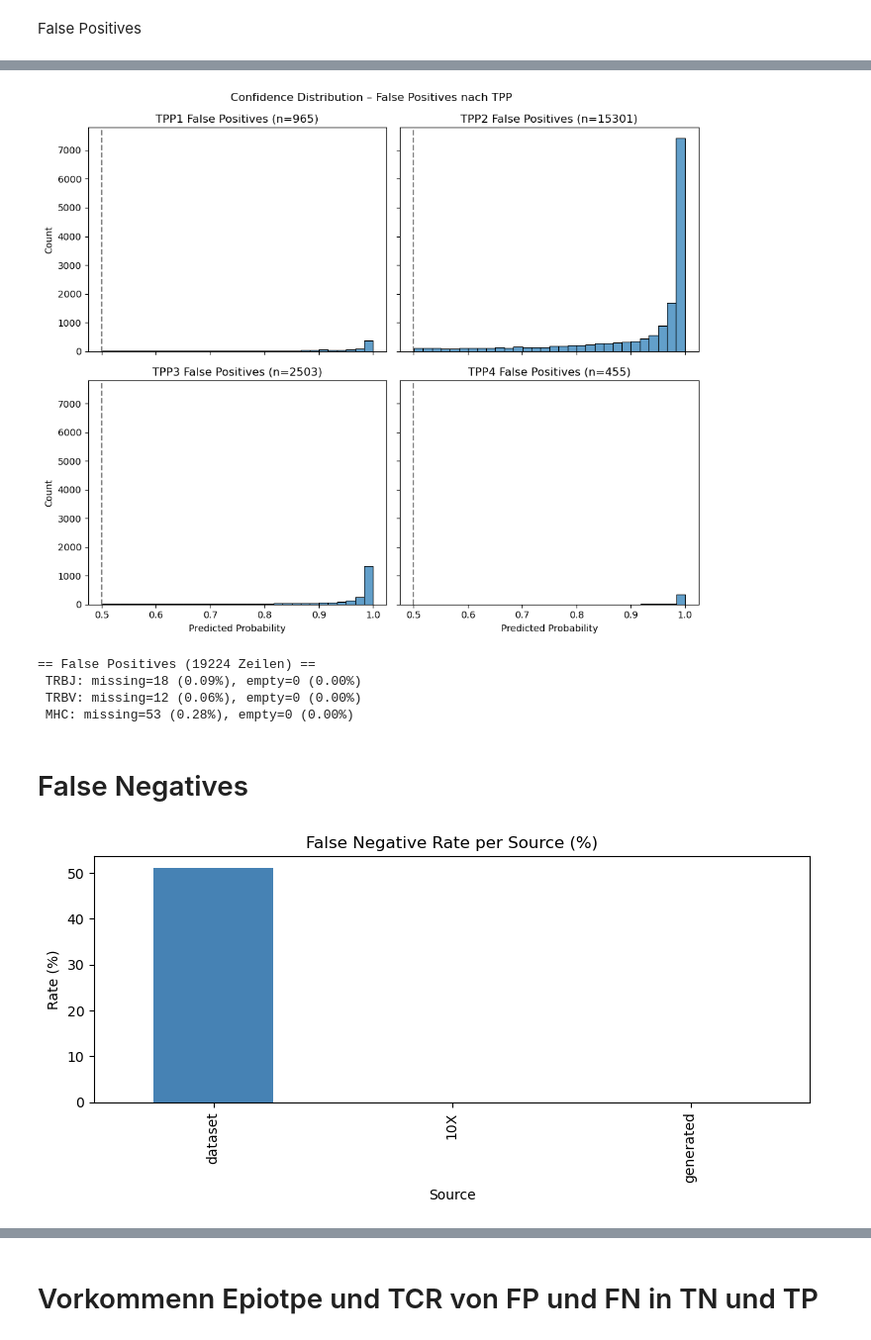
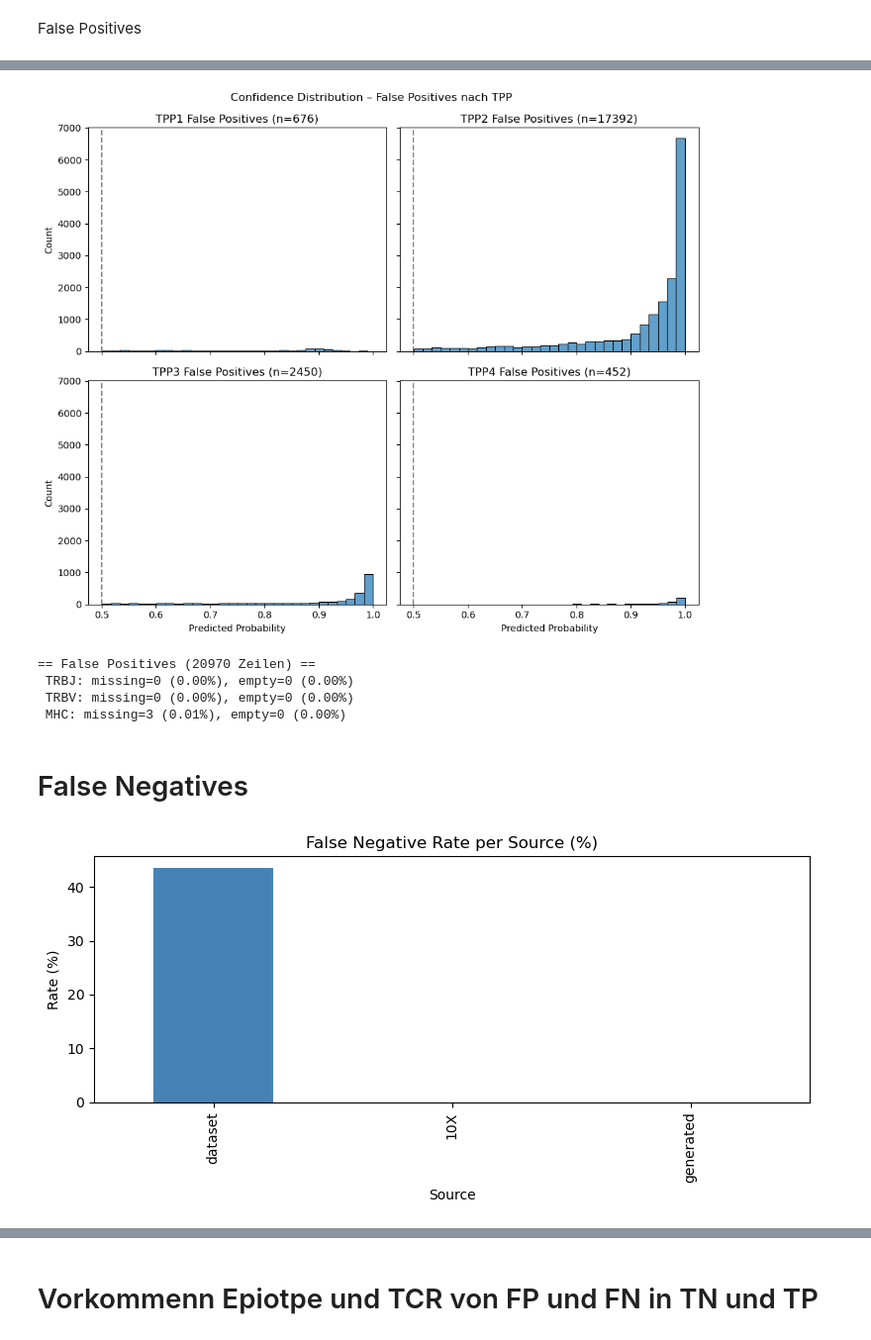
Before and after one commit to liselott321/BA-Cancer-Immunotherapy, a Jupyter notebook: data_scripts/datapipeline/datacheck_for_test_v2.ipynb, the cells around one changed output, grey strips where cells are left out. Shown at 99% size. Drawn from its saved outputs; the diff is of its cells as text; code cells hidden in the pictures.

```diff
--- a/data_scripts/datapipeline/datacheck_for_test_v2.ipynb
+++ b/data_scripts/datapipeline/datacheck_for_test_v2.ipynb
@@ -225,43 +243,43 @@ import matplotlib.pyplot as plt
 import seaborn as sns
 
 # 1) False Positives einlesen
-fp = pd.read_csv("../../results/false_positives_v2.csv", sep="\t")
+fp = pd.read_csv("../../results/false_positives_v2_over.csv", sep="\t")
 
 # 2) Output-Ordner sicherstellen
 os.makedirs("results", exist_ok=True)
 
 # 3) 2×2 Subplots anlegen
 fig, axes = plt.subplots(2, 2, figsize=(10, 8), sharex=True, sharey=True)
 axes = axes.flatten()
 
 # 4) Schleife über TPP1–TPP4
 for idx, tpp in enumerate(["TPP1","TPP2","TPP3","TPP4"]):
     ax = axes[idx]
     sub = fp[fp["task"] == tpp]
 
     sns.histplot(
         sub["predicted_score"],
         bins=30,
         ax=ax,
         edgecolor="black",
         alpha=0.7
     )
     ax.axvline(0.5, linestyle="--", color="gray")
     ax.set_title(f"{tpp} False Positives (n={len(sub)})")
     ax.set_xlabel("Predicted Probability")
     ax.set_ylabel("Count")
 
 # 5) Layout anpassen
 plt.tight_layout()
 plt.suptitle("Confidence Distribution – False Positives nach TPP", y=1.02)
 plt.show()
 # %% [output]
-[figure, old version]
+[figure, new version]
 # %%
 import pandas as pd
 
 # 1) False Positives einlesen
-fp = pd.read_csv("../../results/false_positives_v2.csv", sep="\t", dtype=str)
+fp = pd.read_csv("../../results/false_positives_v2_over.csv", sep="\t", dtype=str)
 
 # 2) Funktion zur Anzeige von Missing/Empty pro Spalte
 def report_missing(df, name):
@@ -278,10 +296,10 @@ def report_missing(df, name):
 # 3) Reports ausgeben
 report_missing(fp, "False Positives")
 # %% [output]
-== False Positives (19224 Zeilen) ==
- TRBJ: missing=18 (0.09%), empty=0 (0.00%)
- TRBV: missing=12 (0.06%), empty=0 (0.00%)
- MHC: missing=53 (0.28%), empty=0 (0.00%)
+== False Positives (20970 Zeilen) ==
+ TRBJ: missing=0 (0.00%), empty=0 (0.00%)
+ TRBV: missing=0 (0.00%), empty=0 (0.00%)
+ MHC: missing=3 (0.01%), empty=0 (0.00%)
 # %% [markdown]
 # False Negatives
 # %%
@@ -289,8 +307,8 @@ import pandas as pd
 import matplotlib.pyplot as plt
 
 # Pfad
-fn_path = "../../results/false_negatives_v2.csv"
-test_path  = '../../../../data/splitted_datasets/allele/beta/new/test.tsv'
+fn_path = "../../results/false_negatives_v2_over.csv"
+test_path  = '../../../data/test.tsv'
 test_df  = pd.read_csv(test_path, sep='\t')
 
 # Einlesen
@@ -315,7 +333,7 @@ plt.xlabel("Source")
 plt.tight_layout()
 plt.show()
 # %% [output]
-[figure, old version]
+[figure, new version]
 # %%
 import pandas as pd
 import numpy as np
```
Also changed, not shown: parts of 10 cells of this notebook, 7 other files.
